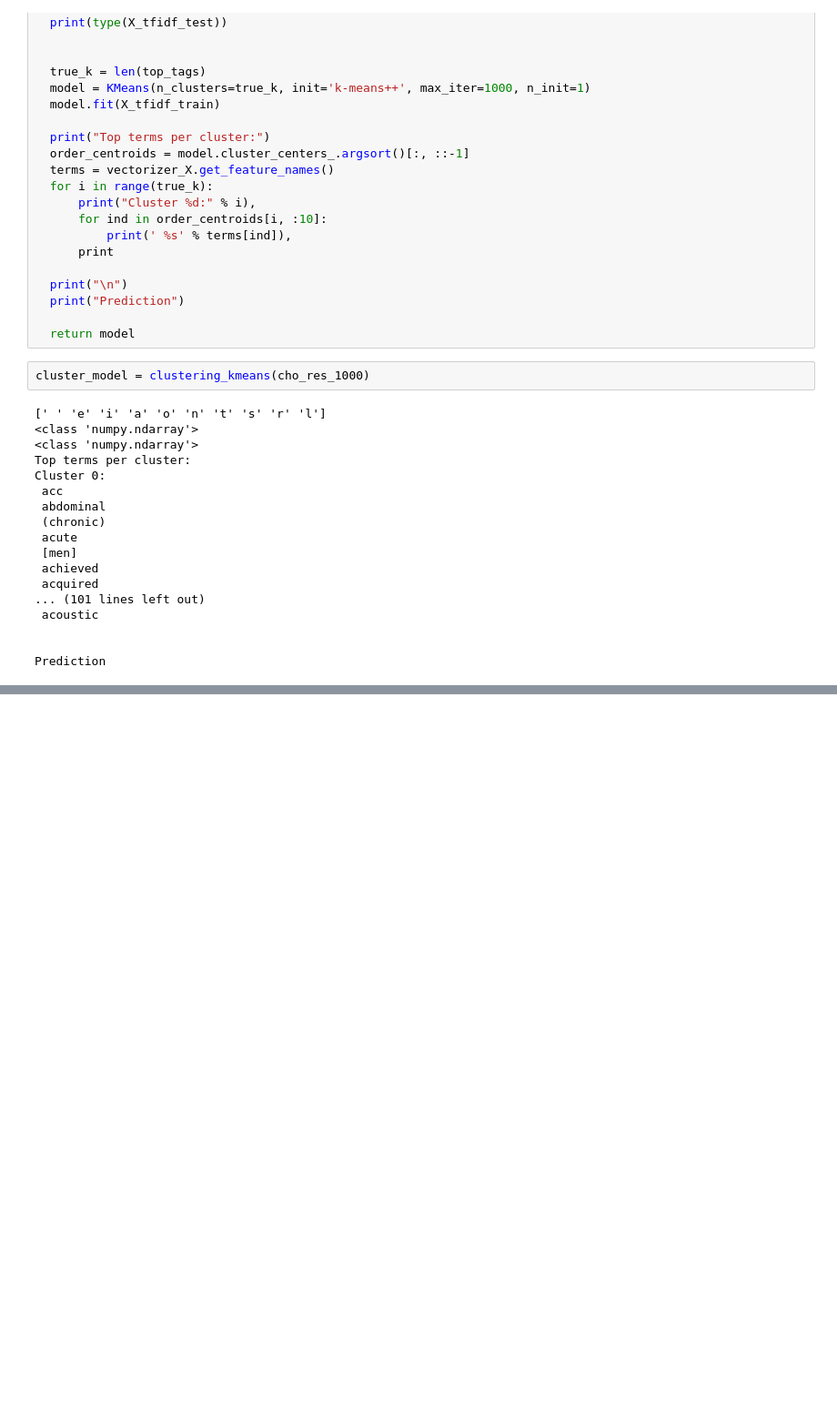
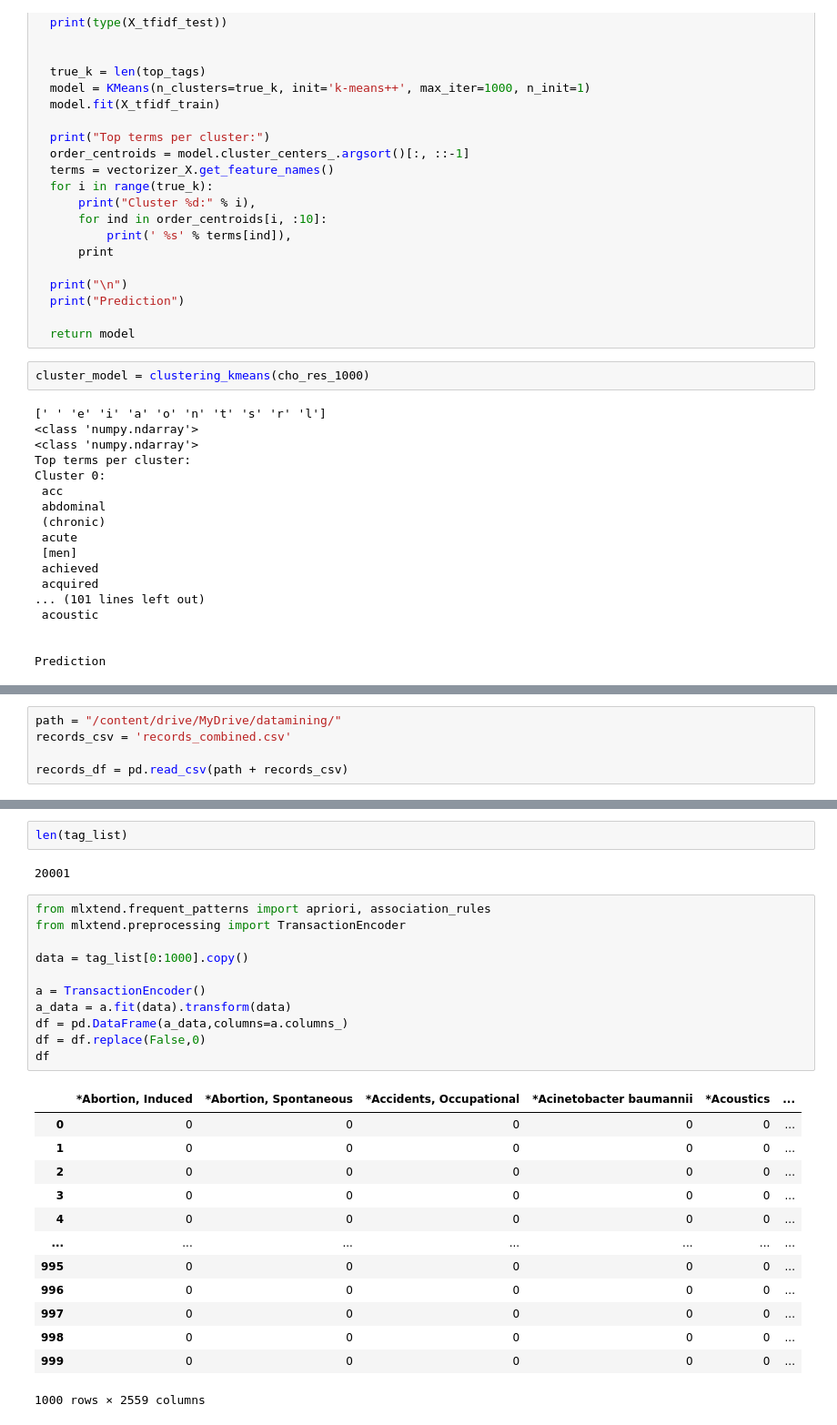
Before and after one commit to nurrizkyimani/mesh_on_demand, a Jupyter notebook: Data_Mining_Nurrizky.ipynb, the cells around one changed output, grey strips where cells are left out. Shown: that part at 91% size. Saved outputs shown, nothing was run; the diff lists cells and outputs as text; blank space fills up the shorter version.

```diff
--- a/Data_Mining_Nurrizky.ipynb
+++ b/Data_Mining_Nurrizky.ipynb
@@ -1245,0 +1262,5 @@ Prediction
+# %%
+path = "/content/drive/MyDrive/datamining/"
+records_csv = 'records_combined.csv'
+
+records_df = pd.read_csv(path + records_csv)
@@ -1245,0 +1330,29 @@ Prediction
+# %%
+len(tag_list)
+# %% [output]
+20001
+# %%
+from mlxtend.frequent_patterns import apriori, association_rules
+from mlxtend.preprocessing import TransactionEncoder
+
+data = tag_list[0:1000].copy()
+
+a = TransactionEncoder()
+a_data = a.fit(data).transform(data)
+df = pd.DataFrame(a_data,columns=a.columns_)
+df = df.replace(False,0)
+df
+# %% [output]
+|  | *Abortion, Induced | *Abortion, Spontaneous | *Accidents, Occupational | *Acinetobacter baumannii | *Acoustics | ... |
+| 0 | 0 | 0 | 0 | 0 | 0 | ... |
+| 1 | 0 | 0 | 0 | 0 | 0 | ... |
+| 2 | 0 | 0 | 0 | 0 | 0 | ... |
+| 3 | 0 | 0 | 0 | 0 | 0 | ... |
+| 4 | 0 | 0 | 0 | 0 | 0 | ... |
+| ... | ... | ... | ... | ... | ... | ... |
+| 995 | 0 | 0 | 0 | 0 | 0 | ... |
+| 996 | 0 | 0 | 0 | 0 | 0 | ... |
+| 997 | 0 | 0 | 0 | 0 | 0 | ... |
+| 998 | 0 | 0 | 0 | 0 | 0 | ... |
+| 999 | 0 | 0 | 0 | 0 | 0 | ... |
+1000 rows × 2559 columns
```
Also changed, not shown: parts of 31 cells of this notebook.
